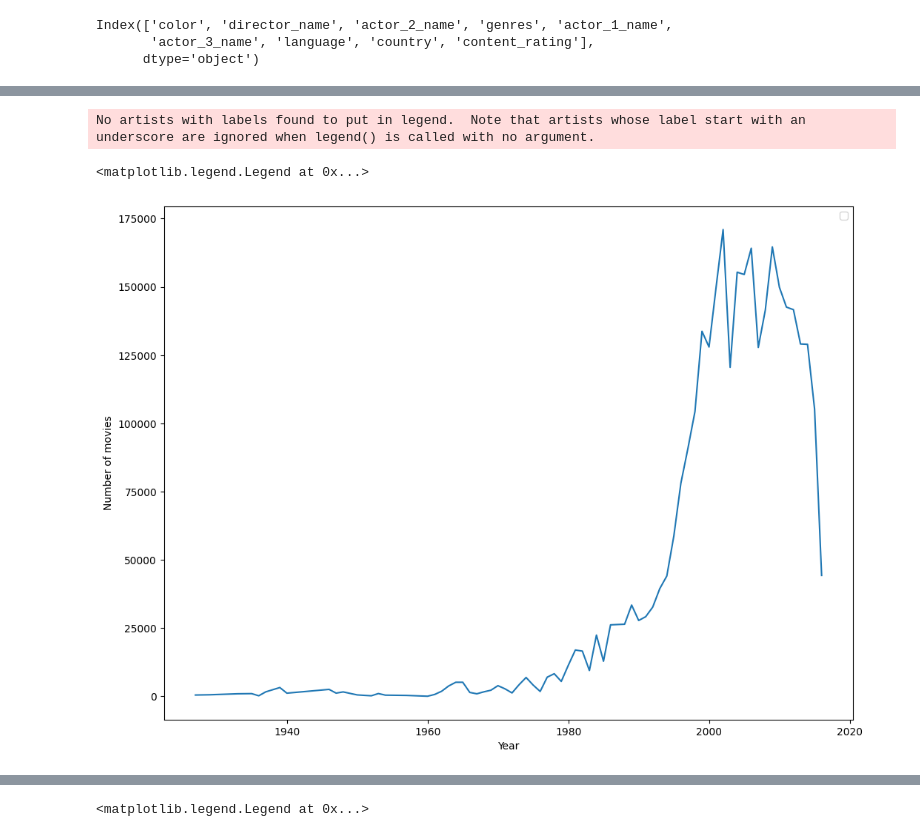
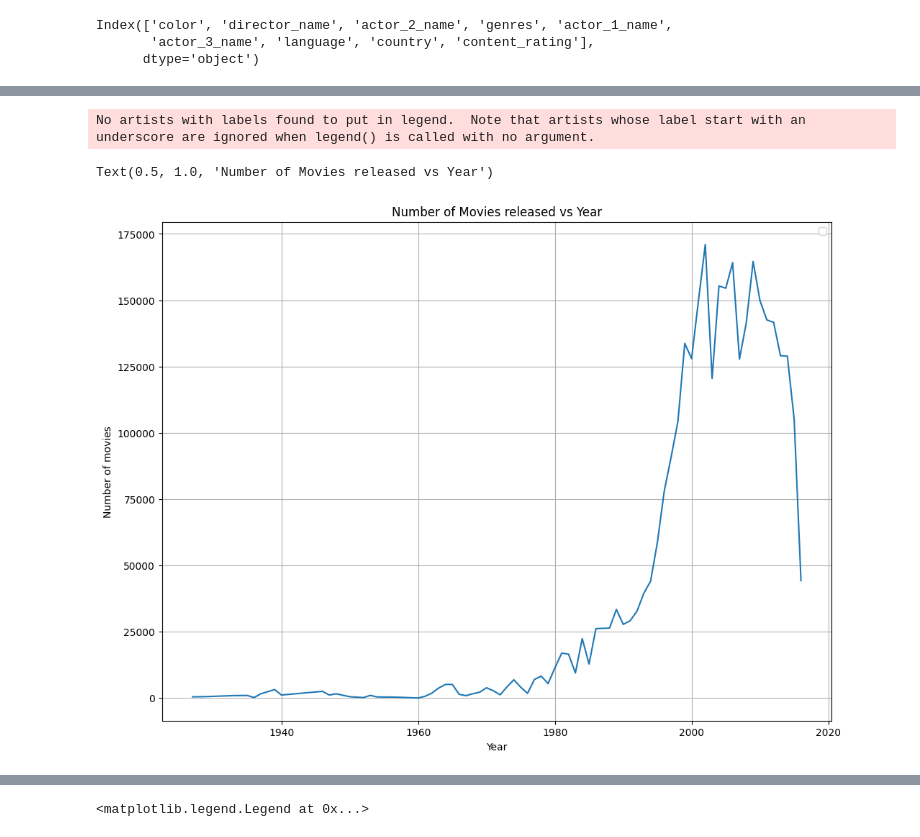
Before and after one commit to HappyBravo/IISc_selectionProblems, a Jupyter notebook: Problem_1/problem1_final.ipynb, the cells around one changed output, grey strips where cells are left out. Cells and saved outputs as stored; diff of their text form; code cells hidden in the pictures.

```diff
--- a/Problem_1/problem1_final.ipynb
+++ b/Problem_1/problem1_final.ipynb
@@ -295,14 +310,16 @@ memory usage: 1.8+ MB
 # %%
 director_grouped = (df[['title_year', 'director_name_label']].groupby('title_year').sum())['director_name_label']
 
 plt.figure(figsize=(12, 9))
 
 plt.plot(sorted(df['title_year'].unique()), director_grouped)
 plt.xlabel("Year")
 plt.ylabel("Number of movies")
 plt.legend()
+plt.grid()
+plt.title("Number of Movies released vs Year")
 # %% [output]
 No artists with labels found to put in legend.  Note that artists whose label start with an underscore are ignored when legend() is called with no argument.
-<matplotlib.legend.Legend at 0x...>
+Text(0.5, 1.0, 'Number of Movies released vs Year')
-[figure, old version]
+[figure, new version]
 # %%
```
Also changed, not shown: parts of 61 cells of this notebook, 8 other files.
